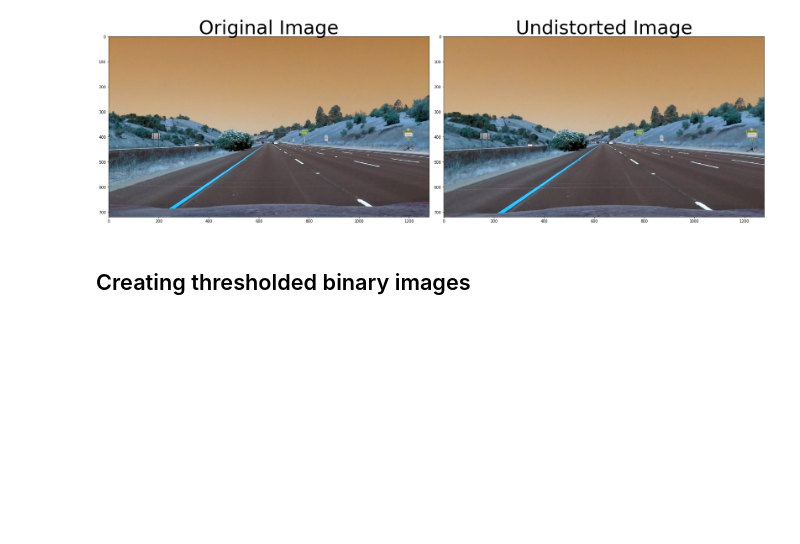
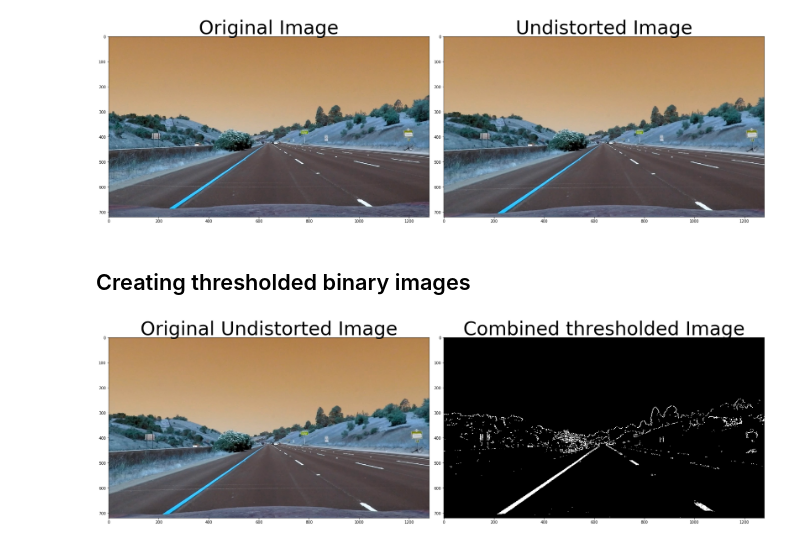
Before and after one commit to joseppii/Advanced-Lane-Lines, a Jupyter notebook: lane_finding.ipynb, the cells around one changed output. Drawn from its saved outputs; the diff is of its cells as text; code cells hidden in the pictures; blank space fills up the shorter version.

Commit message:
Add combined threhold and display

```diff
--- a/lane_finding.ipynb
+++ b/lane_finding.ipynb
@@ -62,13 +62,13 @@ gray_dist = cv2.cvtColor(dist_img,cv2.COLOR_BGR2GRAY)
 img_size = (dist_img.shape[1], dist_img.shape[0])
 
 ret, mtx, dist, rvecs, tvecs = cv2.calibrateCamera(objpoints, imgpoints, img_size, None, None)
-undist = cv2.undistort(dist_img, mtx, dist, None, mtx)
+undistorted = cv2.undistort(dist_img, mtx, dist, None, mtx)
 f, (ax1, ax2) = plt.subplots(1, 2, figsize=(24, 9))
 ax1.imshow(dist_img)
 f.tight_layout()
 ax1.imshow(dist_img)
 ax1.set_title('Original Image', fontsize=50)
-ax2.imshow(undist)
+ax2.imshow(undistorted)
 ax2.set_title('Undistorted Image', fontsize=50)
 plt.subplots_adjust(left=0., right=1, top=0.9, bottom=0.)
 
@@ -88,7 +88,7 @@ for fname in images:
 # %%
 # Define a function that takes an image, gradient orientation,
 # and threshold min / max values.
-def abs_sobel_thresh(img, orient='x', thresh_min=0, thresh_max=255):
+def abs_sobel_thresh(img, orient='x', sobel_kernel=3, thresh=(0, 255)):
     # Convert to grayscale
     gray = cv2.cvtColor(img, cv2.COLOR_RGB2GRAY)
     # Apply x or y gradient with the OpenCV Sobel() function
@@ -102,7 +102,7 @@ def abs_sobel_thresh(img, orient='x', thresh_min=0, thresh_max=255):
     # Create a copy and apply the threshold
     binary_output = np.zeros_like(scaled_sobel)
     # Here I'm using inclusive (>=, <=) thresholds, but exclusive is ok too
-    binary_output[(scaled_sobel >= thresh_min) & (scaled_sobel <= thresh_max)] = 1
+    binary_output[(scaled_sobel >= thresh[0]) & (scaled_sobel <= thresh[1])] = 1
 
     # Return the result
     return binary_output
@@ -143,25 +143,25 @@ def dir_threshold(img, sobel_kernel=3, thresh=(0, np.pi/2)):
     # Return the binary image
     return binary_output
 
+def hls_select(img, thresh=(170, 255)):
+    hls = cv2.cvtColor(img, cv2.COLOR_RGB2HLS)
+    s_channel = hls[:,:,2]
+    binary_output = np.zeros_like(s_channel)
+    binary_output[(s_channel > thresh[0]) & (s_channel <= thresh[1])] = 1
+    return binary_output
 
 def combined_threshold(img, sobel_kernel=3, thresh=(0, 255)):
     ksize = 3
 
     # Apply each of the thresholding functions
-    gradx = abs_sobel_thresh(image, orient='x', sobel_kernel=ksize, thresh=(0, 255))
-    grady = abs_sobel_thresh(image, orient='y', sobel_kernel=ksize, thresh=(0, 255))
-    mag_binary = mag_thresh(image, sobel_kernel=ksize, mag_thresh=(0, 255))
-    dir_binary = dir_threshold(image, sobel_kernel=ksize, thresh=(0, np.pi/2))
+    gradx = abs_sobel_thresh(img, orient='x', sobel_kernel=ksize, thresh=(50, 255))
+    #grady = abs_sobel_thresh(img, orient='y', sobel_kernel=ksize, thresh=(0, 255))
+    mag_binary = mag_thresh(img, sobel_kernel=ksize, mag_thresh=(50, 255))
+    dir_binary = dir_threshold(img, sobel_kernel=ksize, thresh=(0.7, 1.3))
+    hls_bin = hls_select(img, thresh=(170,255))
     combined = np.zeros_like(dir_binary)
-    combined[((gradx == 1) & (grady == 1)) | ((mag_binary == 1) & (dir_binary == 1))] = 1
+    combined[((gradx == 1)) | ((mag_binary == 1) & (dir_binary == 1)) | hls_bin == 1] = 1
     return combined
-
-def hls_select(img, thresh=(0, 255)):
-    hls = cv2.cvtColor(img, cv2.COLOR_RGB2HLS)
-    s_channel = hls[:,:,2]
-    binary_output = np.zeros_like(s_channel)
-    binary_output[(s_channel > thresh[0]) & (s_channel <= thresh[1])] = 1
-    return binary_output
 
 def hist(img):
     # Grab only the bottom half of the image
@@ -173,3 +173,16 @@ def hist(img):
     histogram = np.sum(bottom_half, axis=0)
 
     return histogram
+# %%
+combined = combined_threshold(undistorted)
+
+f, (ax1, ax2) = plt.subplots(1, 2, figsize=(24, 9))
+ax1.imshow(dist_img)
+f.tight_layout()
+ax1.imshow(undistorted)
+ax1.set_title('Original Undistorted Image', fontsize=50)
+ax2.imshow(combined, cmap='gray')
+ax2.set_title('Combined thresholded Image', fontsize=50)
+plt.subplots_adjust(left=0., right=1, top=0.9, bottom=0.)
+# %% [output]
+[figure, added]
```
